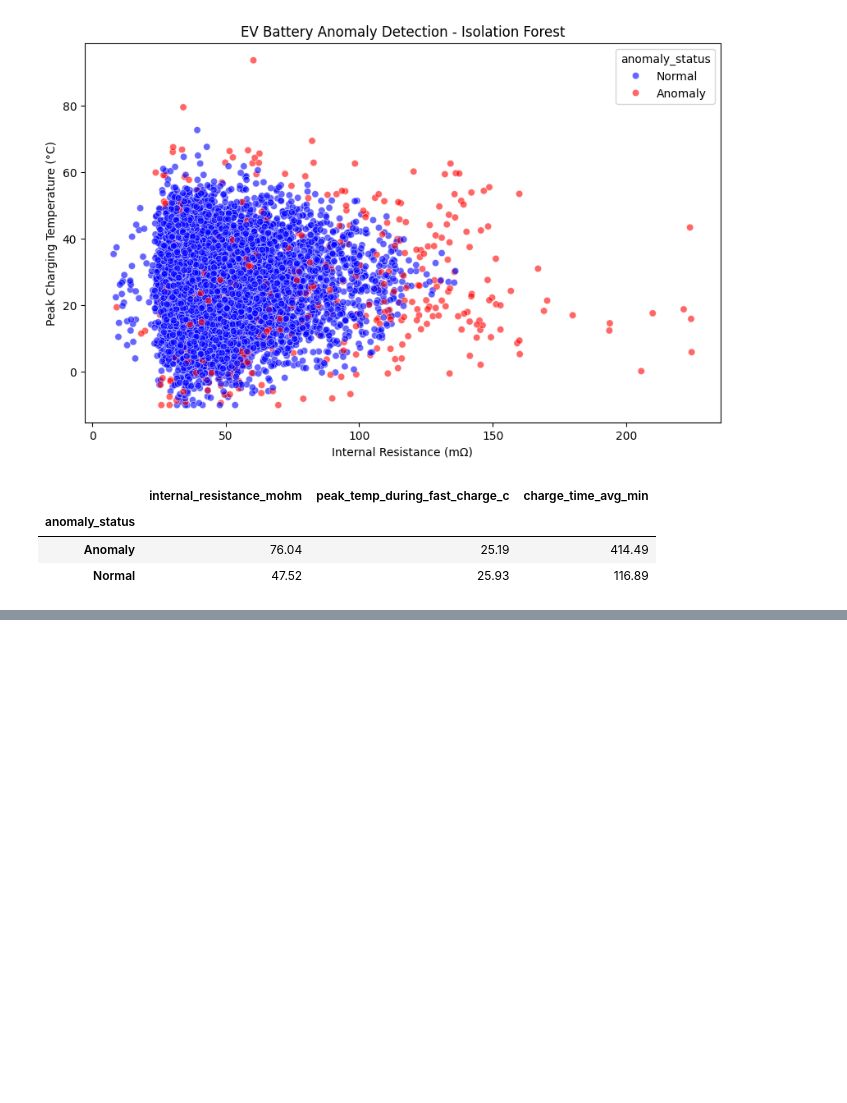
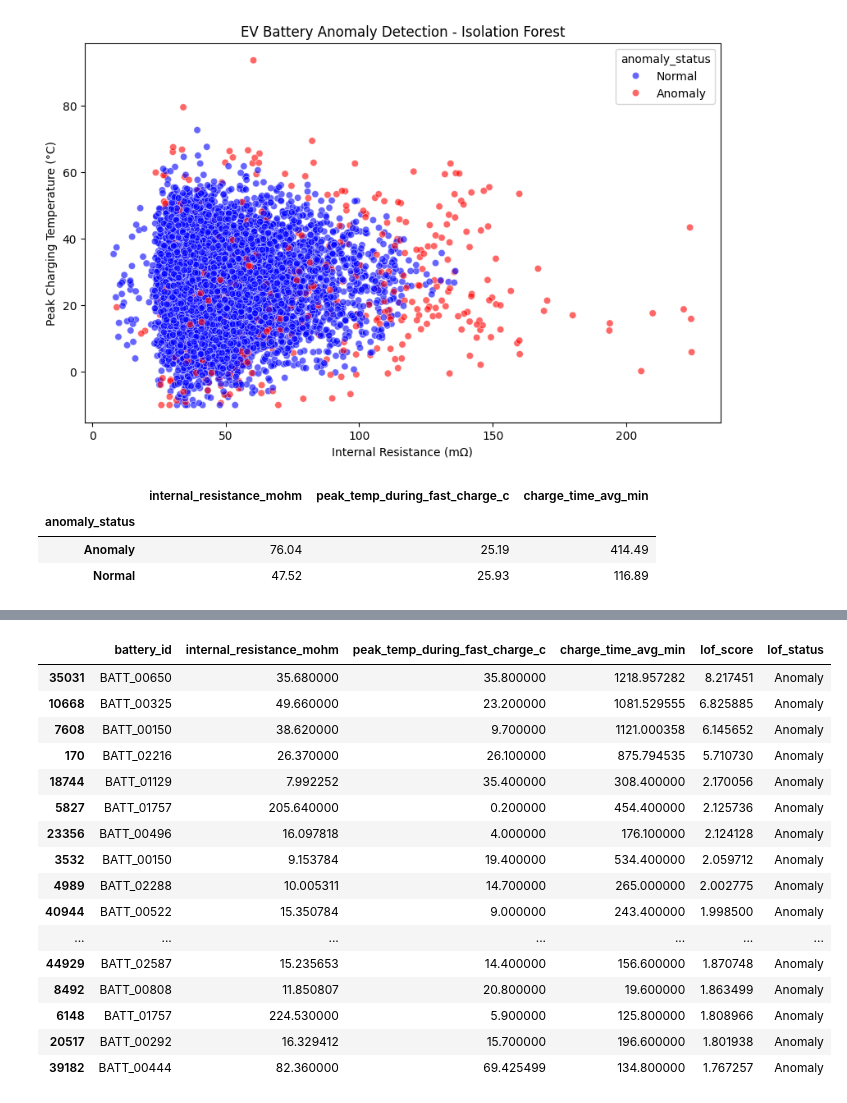
Before and after one commit to pradyumn980/EV-Battery-Anomaly-Detection, a Jupyter notebook: EV_practice.ipynb, the cells around one changed output, grey strips where cells are left out. Saved outputs shown, nothing was run; the diff lists cells and outputs as text; code cells hidden in the pictures; blank space fills up the shorter version.

```diff
--- a/EV_practice.ipynb
+++ b/EV_practice.ipynb
@@ -589,0 +648,40 @@ display(
+# %%
+test_results['lof_score'] = (
+    -lof_model.score_samples(X_test_scaled)
+)
+
+lof_top_anomalies = test_results.sort_values(
+    by='lof_score',
+    ascending=False
+)
+
+display(
+    lof_top_anomalies[
+        [
+            'battery_id',
+            'internal_resistance_mohm',
+            'peak_temp_during_fast_charge_c',
+            'charge_time_avg_min',
+            'lof_score',
+            'lof_status'
+        ]
+    ].head(20)
+)
+# %% [output]
+|  | battery_id | internal_resistance_mohm | peak_temp_during_fast_charge_c | charge_time_avg_min | lof_score | lof_status |
+| 35031 | BATT_00650 | 35.680000 | 35.800000 | 1218.957282 | 8.217451 | Anomaly |
+| 10668 | BATT_00325 | 49.660000 | 23.200000 | 1081.529555 | 6.825885 | Anomaly |
+| 7608 | BATT_00150 | 38.620000 | 9.700000 | 1121.000358 | 6.145652 | Anomaly |
+| 170 | BATT_02216 | 26.370000 | 26.100000 | 875.794535 | 5.710730 | Anomaly |
+| 18744 | BATT_01129 | 7.992252 | 35.400000 | 308.400000 | 2.170056 | Anomaly |
+| 5827 | BATT_01757 | 205.640000 | 0.200000 | 454.400000 | 2.125736 | Anomaly |
+| 23356 | BATT_00496 | 16.097818 | 4.000000 | 176.100000 | 2.124128 | Anomaly |
+| 3532 | BATT_00150 | 9.153784 | 19.400000 | 534.400000 | 2.059712 | Anomaly |
+| 4989 | BATT_02288 | 10.005311 | 14.700000 | 265.000000 | 2.002775 | Anomaly |
+| 40944 | BATT_00522 | 15.350784 | 9.000000 | 243.400000 | 1.998500 | Anomaly |
+| ... | ... | ... | ... | ... | ... | ... |
+| 44929 | BATT_02587 | 15.235653 | 14.400000 | 156.600000 | 1.870748 | Anomaly |
+| 8492 | BATT_00808 | 11.850807 | 20.800000 | 19.600000 | 1.863499 | Anomaly |
+| 6148 | BATT_01757 | 224.530000 | 5.900000 | 125.800000 | 1.808966 | Anomaly |
+| 20517 | BATT_00292 | 16.329412 | 15.700000 | 196.600000 | 1.801938 | Anomaly |
+| 39182 | BATT_00444 | 82.360000 | 69.425499 | 134.800000 | 1.767257 | Anomaly |
```
Also changed, not shown: parts of 14 cells of this notebook.
